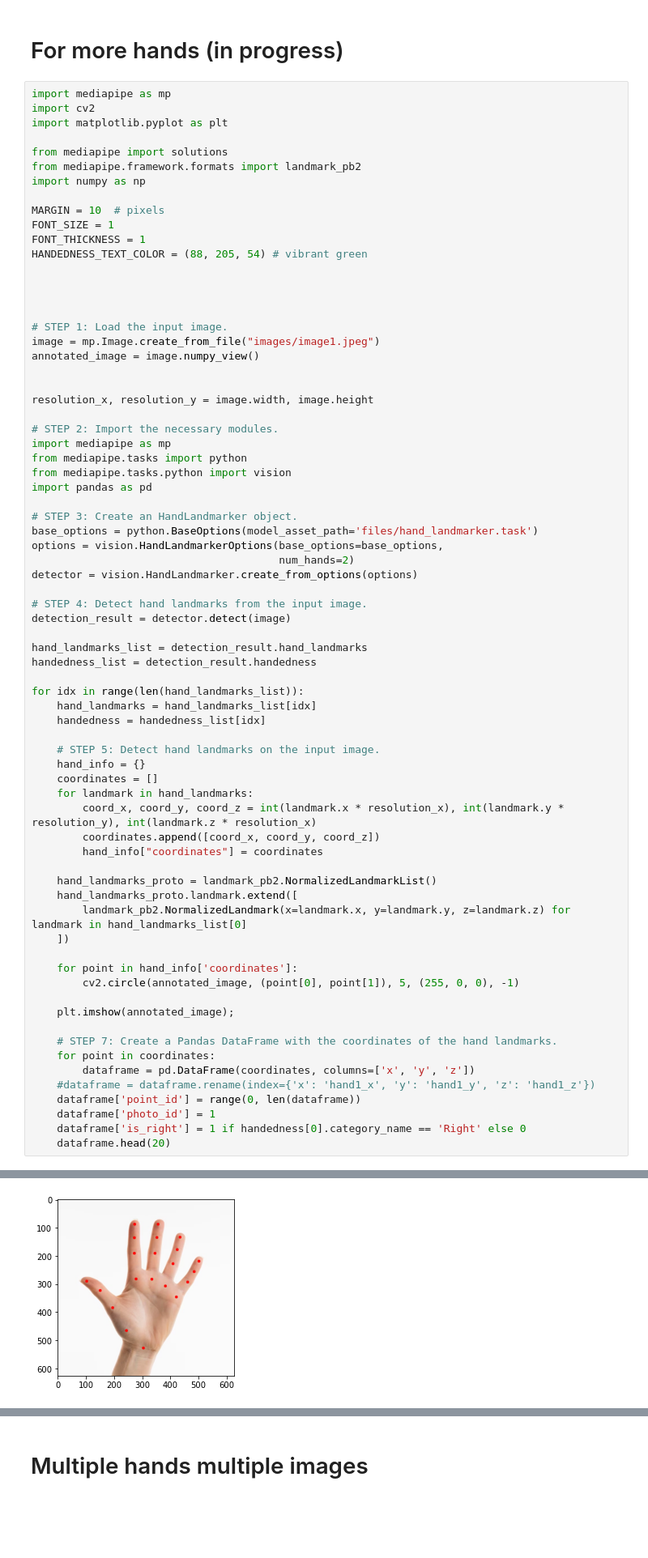
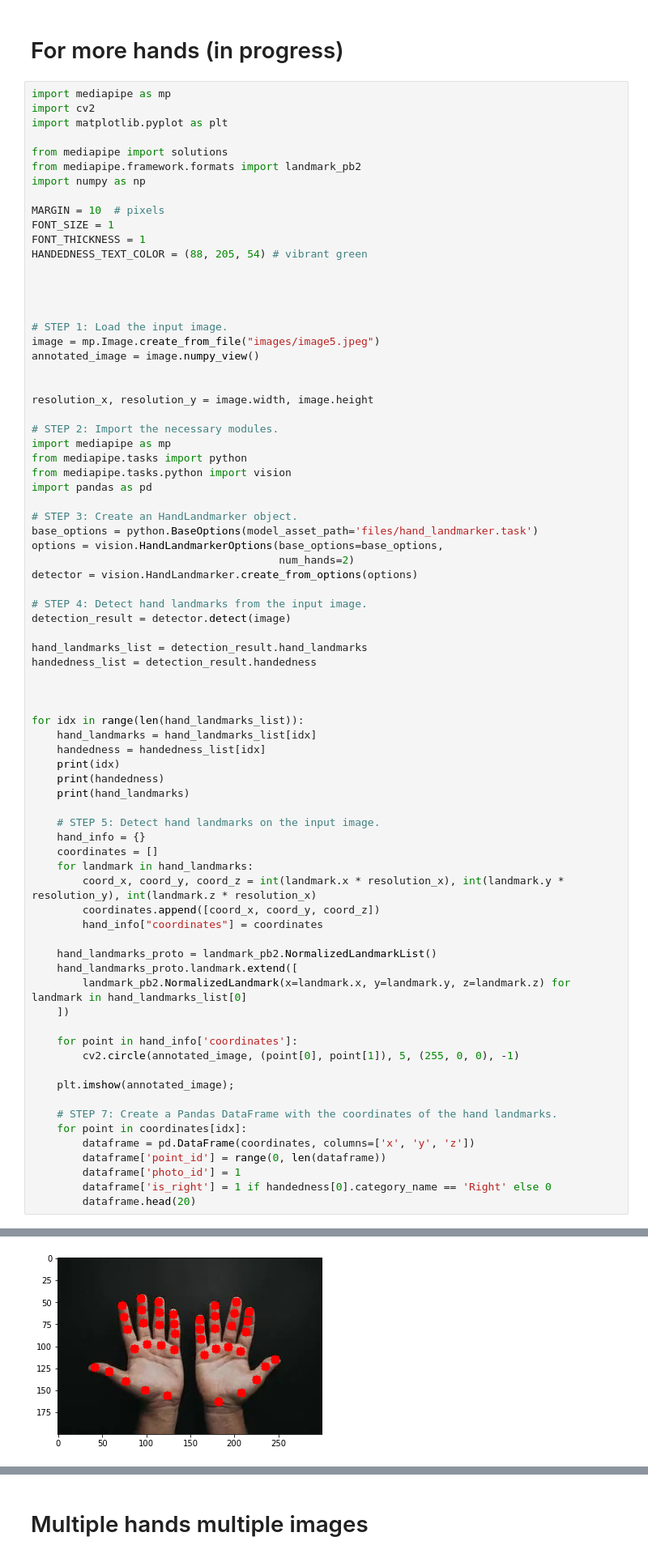
Before and after one commit to joaobizzo/research, a Jupyter notebook: get_data.ipynb, the cells around one changed output, grey strips where cells are left out. Shown at 81% size. Cells and saved outputs as stored; diff of their text form; blank space fills up the shorter version.

```diff
--- a/get_data.ipynb
+++ b/get_data.ipynb
@@ -112,7 +112,7 @@ HANDEDNESS_TEXT_COLOR = (88, 205, 54) # vibrant green
 
 
 # STEP 1: Load the input image.
-image = mp.Image.create_from_file("images/image1.jpeg")
+image = mp.Image.create_from_file("images/image5.jpeg")
 annotated_image = image.numpy_view()
 
 
@@ -136,9 +136,14 @@ detection_result = detector.detect(image)
 hand_landmarks_list = detection_result.hand_landmarks
 handedness_list = detection_result.handedness
 
+
+
 for idx in range(len(hand_landmarks_list)):
     hand_landmarks = hand_landmarks_list[idx]
     handedness = handedness_list[idx]
+    print(idx)
+    print(handedness)
+    print(hand_landmarks)
 
     # STEP 5: Detect hand landmarks on the input image.
     hand_info = {}
@@ -159,11 +164,10 @@ for idx in range(len(hand_landmarks_list)):
     plt.imshow(annotated_image);
 
     # STEP 7: Create a Pandas DataFrame with the coordinates of the hand landmarks.
-    for point in coordinates:
+    for point in coordinates[idx]:
         dataframe = pd.DataFrame(coordinates, columns=['x', 'y', 'z'])
-    #dataframe = dataframe.rename(index={'x': 'hand1_x', 'y': 'hand1_y', 'z': 'hand1_z'})
-    dataframe['point_id'] = range(0, len(dataframe))
-    dataframe['photo_id'] = 1
-    dataframe['is_right'] = 1 if handedness[0].category_name == 'Right' else 0
-    dataframe.head(20)
+        dataframe['point_id'] = range(0, len(dataframe))
+        dataframe['photo_id'] = 1
+        dataframe['is_right'] = 1 if handedness[0].category_name == 'Right' else 0
+        dataframe.head(20)
 # %% [output]
@@ -170,4 +180,4 @@ for idx in range(len(hand_landmarks_list)):
-[figure, old version]
+[figure, new version]
 # %%
 dataframe.head(30)
 # %% [output]
```
Also changed, not shown: parts of 3 cells of this notebook.
